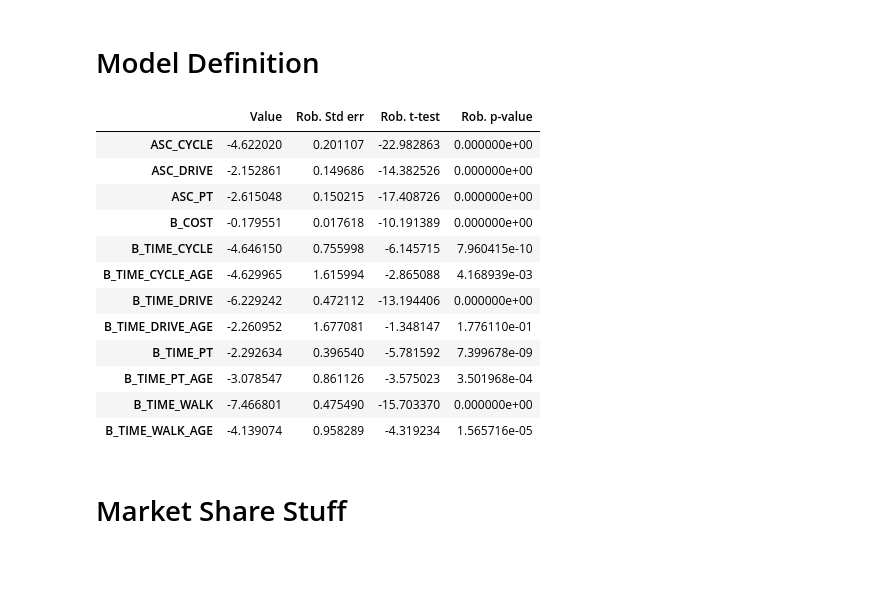
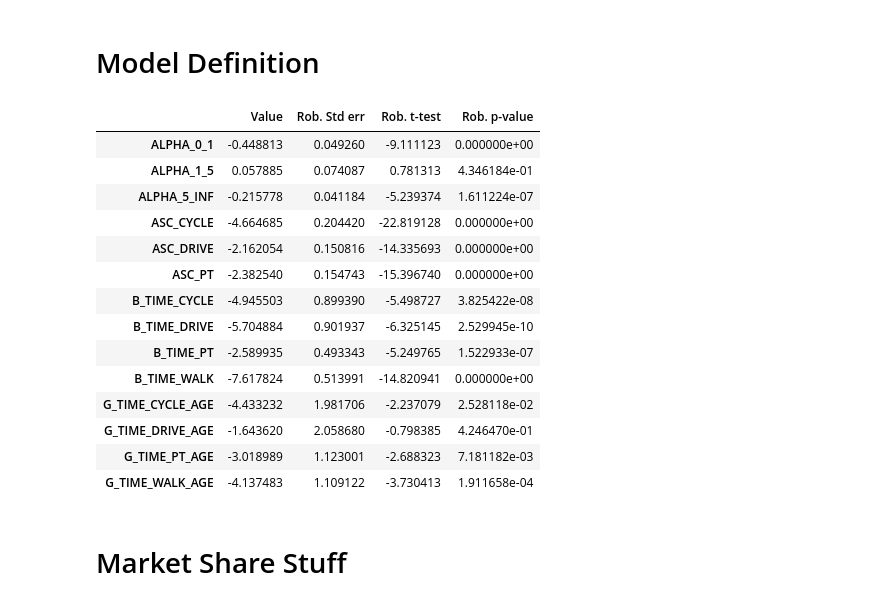
Before and after one commit to jayati-17/Discrete_choice_modelling, a Jupyter notebook: Forecasting/Forecasting.ipynb, the cells around one changed output. Saved outputs shown, nothing was run; the diff lists cells and outputs as text; code cells hidden in the pictures; blank space fills up the shorter version.

```diff
--- a/Forecasting/Forecasting.ipynb
+++ b/Forecasting/Forecasting.ipynb
@@ -115,59 +115,83 @@ availability = {
     3: availability_pt,     # Public Transport
     4: availability_drive   # Driving
 }
+# %%
+thresholds = [0, 2, 5, None]
+
+ALPHA_0_1 = Beta('ALPHA_0_1', 0, None, None, 0)
+ALPHA_1_5 = Beta('ALPHA_1_5', 0, None, None, 0)
+ALPHA_5_INF = Beta('ALPHA_5_INF', 0, None, None, 0)
+betas_piecewise = [ALPHA_0_1,
+                   ALPHA_1_5,
+                   ALPHA_5_INF]
+
+piecewise_cost_driving = piecewise_formula(
+    'cost_driving', thresholds, betas_piecewise
+)
+
+piecewise_cost_pt = piecewise_formula(
+    'cost_transit', thresholds, betas_piecewise
+)
 # %%
 # Define alternative-specific parameters for travel time
 B_TIME_WALK = Beta('B_TIME_WALK', 0, None, None, 0)
 B_TIME_CYCLE = Beta('B_TIME_CYCLE', 0, None, None, 0)
 B_TIME_PT = Beta('B_TIME_PT', 0, None, None, 0)
 B_TIME_DRIVE = Beta('B_TIME_DRIVE', 0, None, None, 0)
 
 ASC_CYCLE = Beta('ASC_CYCLE', 0, None, None, 0)
 ASC_PT = Beta('ASC_PT', 0, None, None, 0)
 ASC_DRIVE = Beta('ASC_DRIVE', 0, None, None, 0)
 
 # Define generic parameters for cost and travel time
 B_COST = Beta('B_COST', 0, None, None, 0)
 
-B_TIME_WALK_AGE = Beta('B_TIME_WALK_AGE', 0, None, None, 0)
-B_TIME_CYCLE_AGE = Beta('B_TIME_CYCLE_AGE', 0, None, None, 0)
-B_TIME_PT_AGE = Beta('B_TIME_PT_AGE', 0, None, None, 0)
-B_TIME_DRIVE_AGE = Beta('B_TIME_DRIVE_AGE', 0, None, None, 0) * age_scaled
+G_TIME_WALK_AGE = Beta('G_TIME_WALK_AGE', 0, None, None, 0)
+G_TIME_CYCLE_AGE = Beta('G_TIME_CYCLE_AGE', 0, None, None, 0)
+G_TIME_PT_AGE = Beta('G_TIME_PT_AGE', 0, None, None, 0)
+G_TIME_DRIVE_AGE = Beta('G_TIME_DRIVE_AGE', 0, None, None, 0)
 
-# Updated utility functions with age interaction for travel time
-V_WALK = (B_TIME_WALK + B_TIME_WALK_AGE * age_scaled) * dur_walking
-V_CYCLE = ASC_CYCLE + (B_TIME_CYCLE + B_TIME_CYCLE_AGE* age_scaled) * dur_cycling
-V_PT = ASC_PT + B_COST * cost_transit + (B_TIME_PT + B_TIME_PT_AGE* age_scaled) * dur_pt
-V_DRIVE = ASC_DRIVE + B_COST * cost_driving + (B_TIME_DRIVE + B_TIME_DRIVE_AGE * age_scaled) * dur_driving
+# Utility functions with interaction terms
+V_WALK = (B_TIME_WALK + G_TIME_WALK_AGE * age_scaled) * dur_walking
+V_CYCLE = ASC_CYCLE + (B_TIME_CYCLE + G_TIME_CYCLE_AGE* age_scaled) * dur_cycling
+V_PT = ASC_PT + piecewise_cost_pt + (B_TIME_PT + G_TIME_PT_AGE* age_scaled) * dur_pt
+V_DRIVE = ASC_DRIVE +  piecewise_cost_driving + (B_TIME_DRIVE + G_TIME_DRIVE_AGE * age_scaled) * dur_driving
 
-V = {1: V_WALK, 2: V_CYCLE, 3: V_PT, 4: V_DRIVE}
-
+# Associate utility functions with the mode choice
+V = {
+    1: V_WALK,    # Walking
+    2: V_CYCLE,   # Cycling
+    3: V_PT,      # Public Transport
+    4: V_DRIVE    # Driving
+}
 
 logprob_m4 = loglogit(V, availability, travel_mode)
 
 model_4 = bio.BIOGEME(database, logprob_m4)
 model_4.modelName = 'model_4'
 
 results_m4 = model_4.estimate()
 model_4_loglike = results_m4.data.logLike
 model_4_numParam = results_m4.get_estimated_parameters().shape[0]
 model_4_table = results_m4.get_estimated_parameters()
 
 model_4_table
 # %% [output]
 |  | Value | Rob. Std err | Rob. t-test | Rob. p-value |
-| ASC_CYCLE | -4.622020 | 0.201107 | -22.982863 | 0.000000e+00 |
-| ASC_DRIVE | -2.152861 | 0.149686 | -14.382526 | 0.000000e+00 |
-| ASC_PT | -2.615048 | 0.150215 | -17.408726 | 0.000000e+00 |
-| B_COST | -0.179551 | 0.017618 | -10.191389 | 0.000000e+00 |
-| B_TIME_CYCLE | -4.646150 | 0.755998 | -6.145715 | 7.960415e-10 |
-| B_TIME_CYCLE_AGE | -4.629965 | 1.615994 | -2.865088 | 4.168939e-03 |
-| B_TIME_DRIVE | -6.229242 | 0.472112 | -13.194406 | 0.000000e+00 |
-| B_TIME_DRIVE_AGE | -2.260952 | 1.677081 | -1.348147 | 1.776110e-01 |
-| B_TIME_PT | -2.292634 | 0.396540 | -5.781592 | 7.399678e-09 |
-| B_TIME_PT_AGE | -3.078547 | 0.861126 | -3.575023 | 3.501968e-04 |
-| B_TIME_WALK | -7.466801 | 0.475490 | -15.703370 | 0.000000e+00 |
-| B_TIME_WALK_AGE | -4.139074 | 0.958289 | -4.319234 | 1.565716e-05 |
+| ALPHA_0_1 | -0.448813 | 0.049260 | -9.111123 | 0.000000e+00 |
+| ALPHA_1_5 | 0.057885 | 0.074087 | 0.781313 | 4.346184e-01 |
+| ALPHA_5_INF | -0.215778 | 0.041184 | -5.239374 | 1.611224e-07 |
+| ASC_CYCLE | -4.664685 | 0.204420 | -22.819128 | 0.000000e+00 |
+| ASC_DRIVE | -2.162054 | 0.150816 | -14.335693 | 0.000000e+00 |
+| ASC_PT | -2.382540 | 0.154743 | -15.396740 | 0.000000e+00 |
+| B_TIME_CYCLE | -4.945503 | 0.899390 | -5.498727 | 3.825422e-08 |
+| B_TIME_DRIVE | -5.704884 | 0.901937 | -6.325145 | 2.529945e-10 |
+| B_TIME_PT | -2.589935 | 0.493343 | -5.249765 | 1.522933e-07 |
+| B_TIME_WALK | -7.617824 | 0.513991 | -14.820941 | 0.000000e+00 |
+| G_TIME_CYCLE_AGE | -4.433232 | 1.981706 | -2.237079 | 2.528118e-02 |
+| G_TIME_DRIVE_AGE | -1.643620 | 2.058680 | -0.798385 | 4.246470e-01 |
+| G_TIME_PT_AGE | -3.018989 | 1.123001 | -2.688323 | 7.181182e-03 |
+| G_TIME_WALK_AGE | -4.137483 | 1.109122 | -3.730413 | 1.911658e-04 |
 # %% [markdown]
 # Market Share Stuff
 # %%
```
Also changed, not shown: parts of 8 cells of this notebook.
